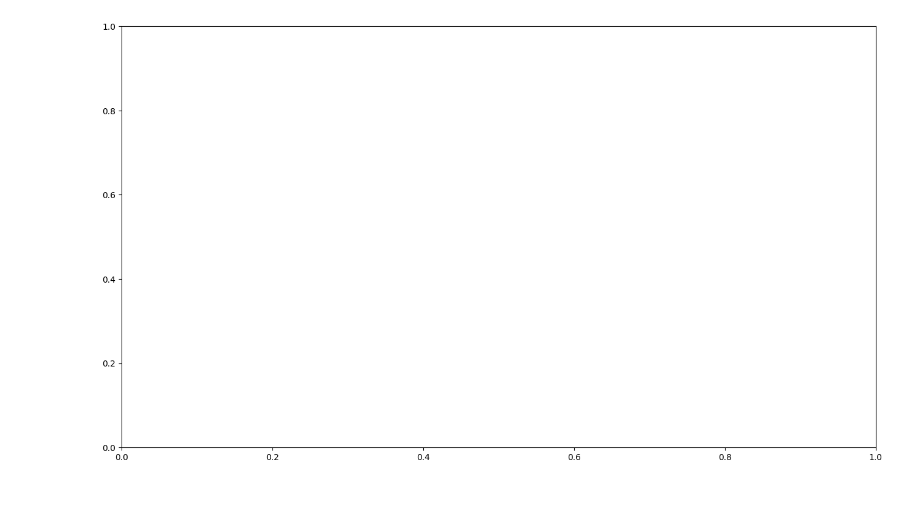
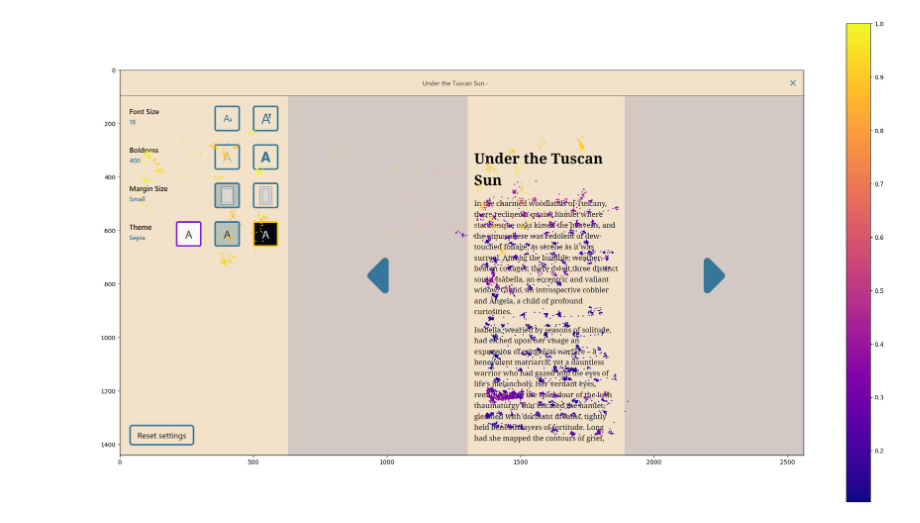
Before and after one commit to SlimShadyIAm/flow, a Jupyter notebook: apps/backend/plot-data-on-image-with-pupil-size.ipynb, the cells around one changed output. Drawn from its saved outputs; the diff is of its cells as text; code cells hidden in the pictures; blank space fills up the shorter version.

```diff
--- a/apps/backend/plot-data-on-image-with-pupil-size.ipynb
+++ b/apps/backend/plot-data-on-image-with-pupil-size.ipynb
@@ -10,13 +10,10 @@ from utils import (
 import json
 import pandas as pd
 
-fig, ax = plt.subplots(figsize=(X_PIXELS / 100, Y_PIXELS / 100))
-
-ax.set_xlim(0, X_PIXELS)
-ax.set_ylim(Y_PIXELS, 0)
-
 EYE_TRACKER_FOLDER = "eye_tracker_data/"
-
+GAZE_DATA = []
+GAZE_DATA_BOOK = []
+GAZE_DATA_PAGE = []
 
 # participants that were told that they can change the settings beforehand
 participant_ids = [998]
@@ -36,13 +33,16 @@ for participant in participant_ids:
             "%Y-%m-%d_%H-%M-%S"
         )
         GAZE_FILE = f"{EYE_TRACKER_FOLDER}[{participant}]-{formatted_time}.json"
-        with open(GAZE_FILE, "r") as f:
-            GAZE_DATA_BOOK = extract_gaze_data_between_timestamps_proper(
-                json.load(f), START_TIME_BOOK, END_TIME_BOOK
-            )
+        f = open(GAZE_FILE, "r")
+        GAZE_DATA = json.load(f)
+        f.close()
+        GAZE_DATA_BOOK = extract_gaze_data_between_timestamps_proper(
+            GAZE_DATA, START_TIME_BOOK, END_TIME_BOOK
+        )
 
         # Load into pandas dataframe
-        df = pd.DataFrame(GAZE_DATA_BOOK)
+        df = pd.DataFrame(GAZE_DATA_BOOK["data"])
+
         # The average pupil diameter is calculated as the average of the left and right pupil diameter
         # There can be None values in the pupil diameter, so we drop those
         df["pupil_diameter"] = df[["left_pupil_diameter", "right_pupil_diameter"]].mean(
@@ -57,17 +57,21 @@ for participant in participant_ids:
             df["pupil_diameter"] - df["pupil_diameter"].min()
         ) / (df["pupil_diameter"].max() - df["pupil_diameter"].min())
 
-        # Plot the gaze data
+        # Create a new column 'color-from-pupil-diameter' which is
+        # the y value of the normalized pupil diameter from the
+
+        # Add the df back to the GAZE_DATA_BOOK
+        GAZE_DATA_BOOK["data"] = df.to_dict("records")
 
         # Get the events that have a timestamp less than the first CLOSE_BOOK event
-        events_book = subquery.where(Events.time < END_TIME_BOOK)
+        events_book = subquery.where(Events.time <= END_TIME_BOOK)
 
         for page in subquery.where(Events.event == "NEXT_PAGE").where(
             Events.time > START_TIME_BOOK
         ):
             START_TIME_PAGE = page.time
             end_page = (
-                events_book.where(Events.event == "NEXT_PAGE")
+                events_book.where(Events.event.in_(["NEXT_PAGE", "CLOSE_BOOK"]))
                 .where(Events.time > START_TIME_PAGE)
                 .get_or_none()
             )
@@ -75,12 +79,55 @@ for participant in participant_ids:
                 continue
             END_TIME_PAGE = end_page.time
 
+            # if END_TIME_PAGE - START_TIME_PAGE < 1000:
+                # continue
+
+            # Get the event one before the end page event
+            screenshot_event = (
+                events_book.where(Events.time < END_TIME_PAGE)
+                .order_by(Events.time.desc())
+                .get()
+            )
+
+            fig, ax = plt.subplots(figsize=(X_PIXELS / 100, Y_PIXELS / 100))
+
+            ax.set_xlim(0, X_PIXELS)
+            ax.set_ylim(Y_PIXELS, 0)
+
+
             # Get the image to display on the plot
-            page.screenshot_file
+            image_file = screenshot_event.screenshot_file
+            ax.imshow(plt.imread(image_file), extent=[0, X_PIXELS, Y_PIXELS, 0])
 
             # Get the gaze data for the page
             GAZE_DATA_PAGE = extract_gaze_data_between_timestamps_proper(
                 GAZE_DATA_BOOK, START_TIME_PAGE, END_TIME_PAGE
             )
-            df_page = pd.DataFrame(GAZE_DATA_PAGE)
+            print(len(GAZE_DATA_PAGE["data"]))
+            # Create empty dataframe and then insert the data
+            df_page = pd.DataFrame()
+            df_page = pd.DataFrame(GAZE_DATA_PAGE["data"])
+
+            # Some of these points are [None, None], so we drop those
+            df_page = df_page[
+                df_page["left_gaze_point_on_display_area"].apply(
+                    lambda x: x != [None, None]
+                )
+            ]
+
+            # Multiply all the gaze points, which are in the format
+            # [X, Y] by the in the respective pixel dimensions
+            df_page["left_gaze_point_on_display_area"] = df_page[
+                "left_gaze_point_on_display_area"
+            ].apply(lambda x: [x[0] * X_PIXELS, x[1] * Y_PIXELS])
+
+            p = ax.scatter(
+                x=df_page["left_gaze_point_on_display_area"].apply(lambda x: x[0]),
+                y=df_page["left_gaze_point_on_display_area"].apply(lambda x: x[1]),
+                c=df_page["normalized_pupil_diameter"],
+                cmap="plasma",
+                s=1,
+            )
+            plt.colorbar(p)
+            plt.show()
 # %% [output]
@@ -87 +135 @@ for participant in participant_ids:
-[figure, old version]
+[figure, new version]
```
Also changed, not shown: parts of 1 cell of this notebook, 1 other file.
